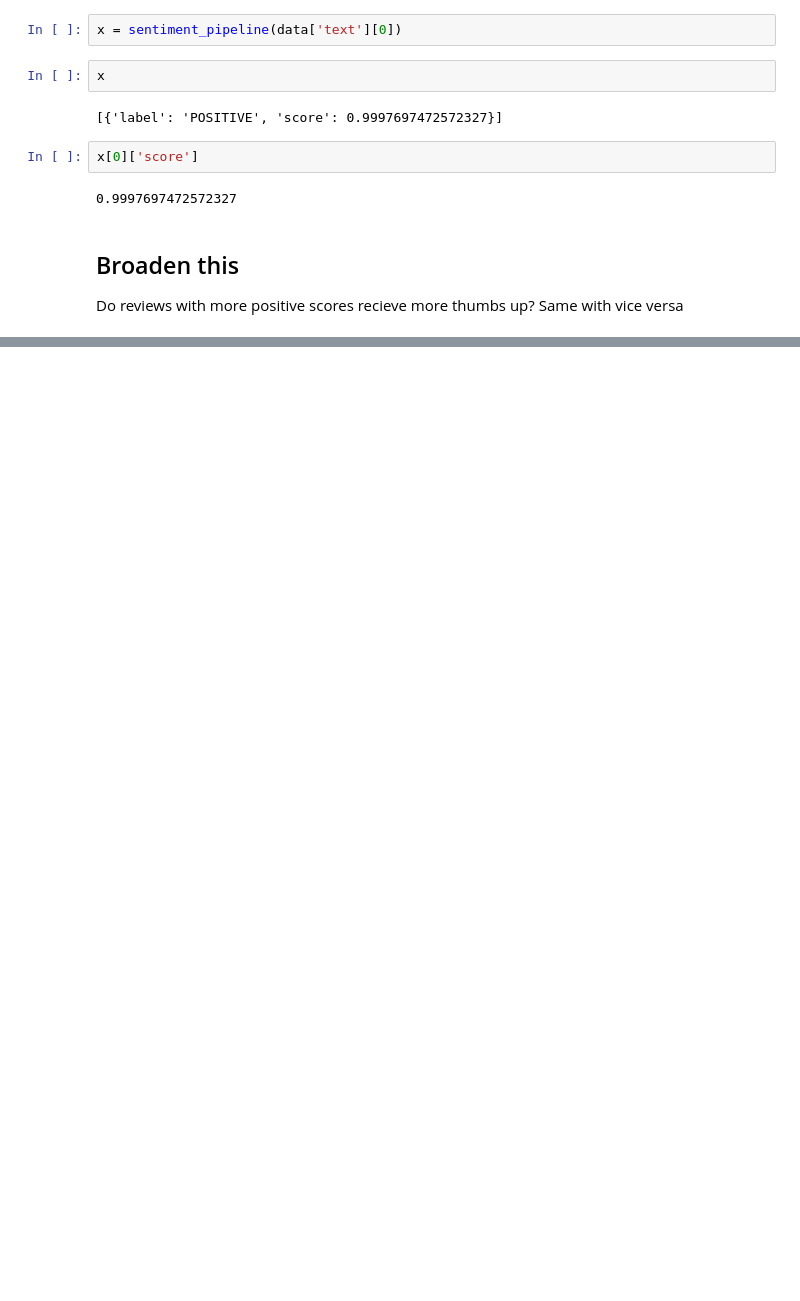
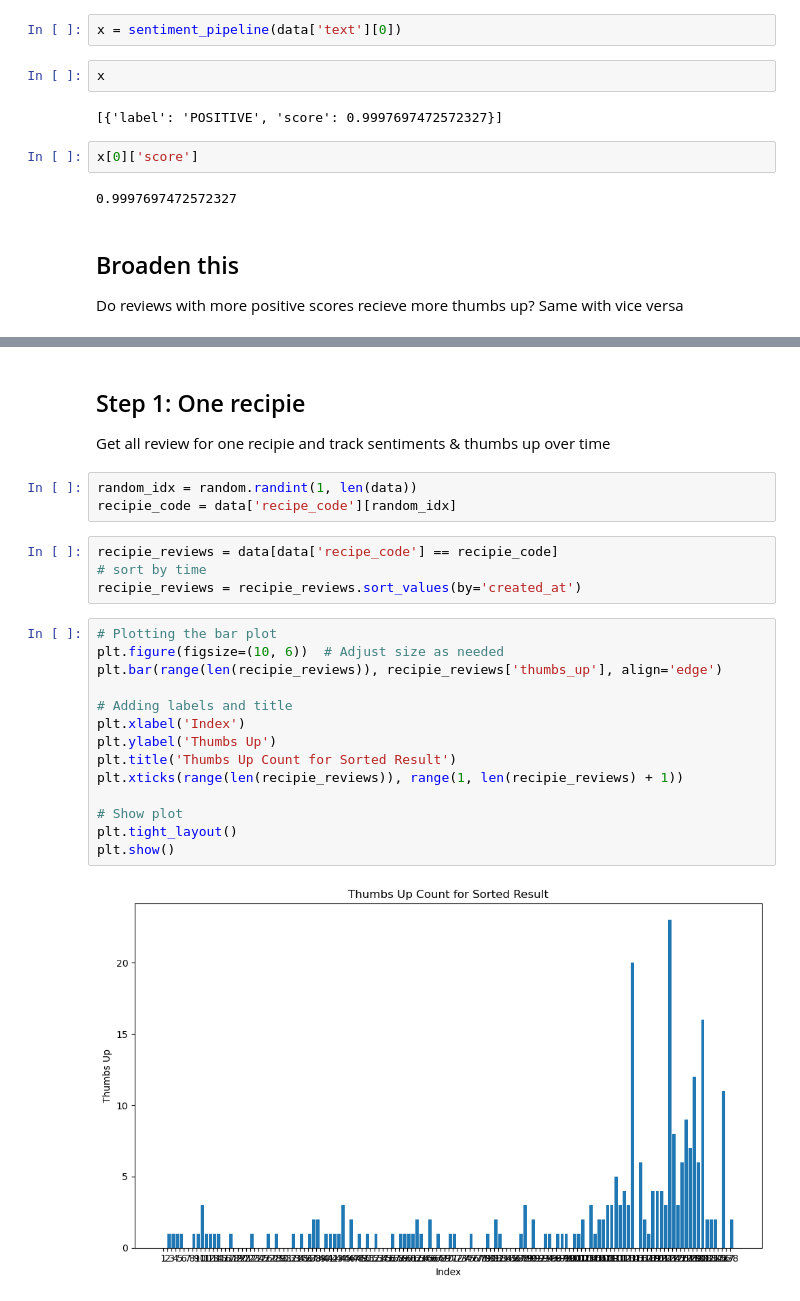
Before and after one commit to victoriab027/RecipeReviews, a Jupyter notebook: notebook.ipynb, the cells around one changed output, grey strips where cells are left out. Cells and saved outputs as stored; diff of their text form; blank space fills up the shorter version.

```diff
--- a/notebook.ipynb
+++ b/notebook.ipynb
@@ -142,0 +125,26 @@ sentiment_df
+# %% [markdown]
+## Step 1: One recipie
+Get all review for one recipie and track sentiments & thumbs up over time
+# %%
+random_idx = random.randint(1, len(data))
+recipie_code = data['recipe_code'][random_idx]
+# %%
+recipie_reviews = data[data['recipe_code'] == recipie_code]
+# sort by time
+recipie_reviews = recipie_reviews.sort_values(by='created_at')
+# %%
+# Plotting the bar plot
+plt.figure(figsize=(10, 6))  # Adjust size as needed
+plt.bar(range(len(recipie_reviews)), recipie_reviews['thumbs_up'], align='edge')
+
+# Adding labels and title
+plt.xlabel('Index')
+plt.ylabel('Thumbs Up')
+plt.title('Thumbs Up Count for Sorted Result')
+plt.xticks(range(len(recipie_reviews)), range(1, len(recipie_reviews) + 1))
+
+# Show plot
+plt.tight_layout()
+plt.show()
+# %% [output]
+[figure, added]
```
Also changed, not shown: parts of 13 cells of this notebook, 1 other file.
